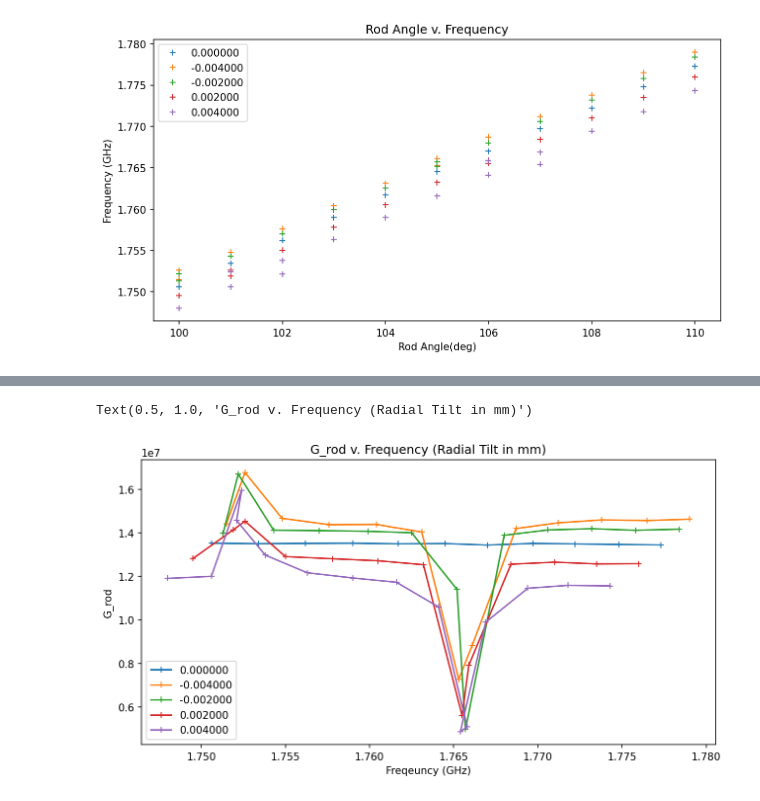
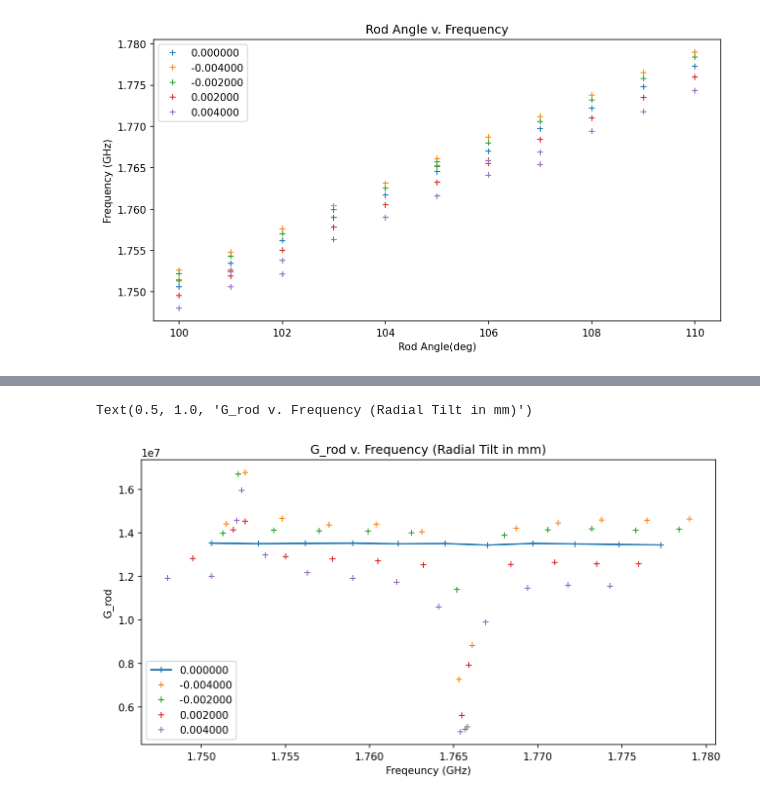
Before and after one commit to peanutflavorbean/CAPP, a Jupyter notebook: tolerance.ipynb, the cells around one changed output, grey strips where cells are left out. Cells and saved outputs as stored; diff of their text form; code cells hidden in the pictures.

```diff
--- a/tolerance.ipynb
+++ b/tolerance.ipynb
@@ -81,7 +81,8 @@ for v in var:
       freq = data[v][1] # freq of prompt
       pmt = data[v][2] # C of prompt
       label = '%f' % v
-      axs.plot(freq,pmt,marker='x',linestyle='--', label=label)
+      if v == 0.004:
+         axs.plot(freq,pmt,marker='x',linestyle='', label=label)
 axs.legend()
 axs.set_ylabel('C')
 axs.set_xlabel('Freqeuncy (GHz)')
@@ -98,7 +99,10 @@ for v in var:
       freq = data[v][1] # freq of prompt
       pmt = data[v][3] # Qtot of prompt
       label = '%f' % v
-      axs.plot(freq,pmt,marker='+',linestyle='None', label=label)
+      if v == 0:
+         axs.plot(freq,pmt,marker='+',linestyle='-', label=label)
+      else:
+         axs.plot(freq,pmt,marker='+',linestyle='', label=label)
 axs.legend()
 axs.set_ylabel('G_tot')
 axs.set_xlabel('Freqeuncy (GHz)')
@@ -109,18 +113,21 @@ Text(0.5, 1.0, 'G_tot v. Frequency (Radial Tilt in mm)')
 # %%
 fig,axs = plt.subplots(1,1,figsize=(10,5),dpi=150)
 #p_error = np.zeros(1)
 #n_error = np.zeros(1)
 for v in var:
    if (1):
       freq = data[v][1] # freq of prompt
       pmt = data[v][4] # Qtot of prompt
       label = '%f' % v
-      axs.plot(freq,pmt,marker='+',linestyle='-', label=label)
+      if v == 0:
+         axs.plot(freq,pmt,marker='+',linestyle='-', label=label)
+      else:
+         axs.plot(freq,pmt,marker='+',linestyle='', label=label)
 axs.legend()
 axs.legend()
 axs.set_ylabel('G_rod')
 axs.set_xlabel('Freqeuncy (GHz)')
 axs.set_title('G_rod v. Frequency (Radial Tilt in mm)')
 # %% [output]
 Text(0.5, 1.0, 'G_rod v. Frequency (Radial Tilt in mm)')
-[figure, old version]
+[figure, new version]
```
Also changed, not shown: parts of 2 cells of this notebook, 2 other files.
